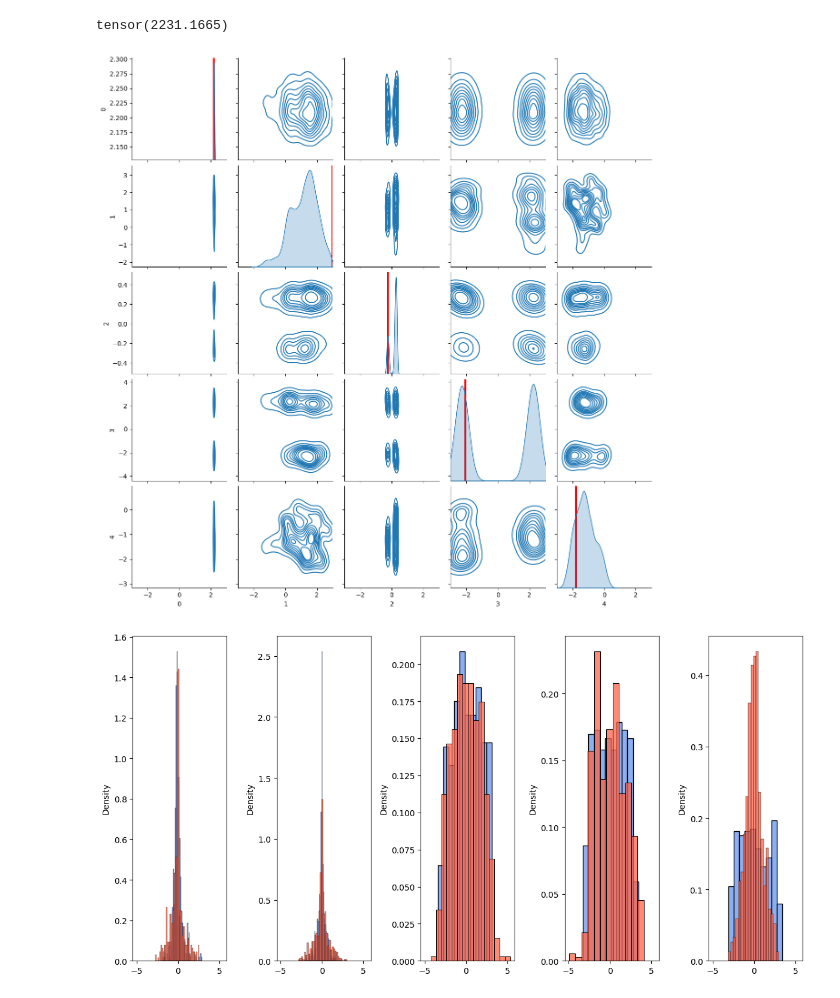
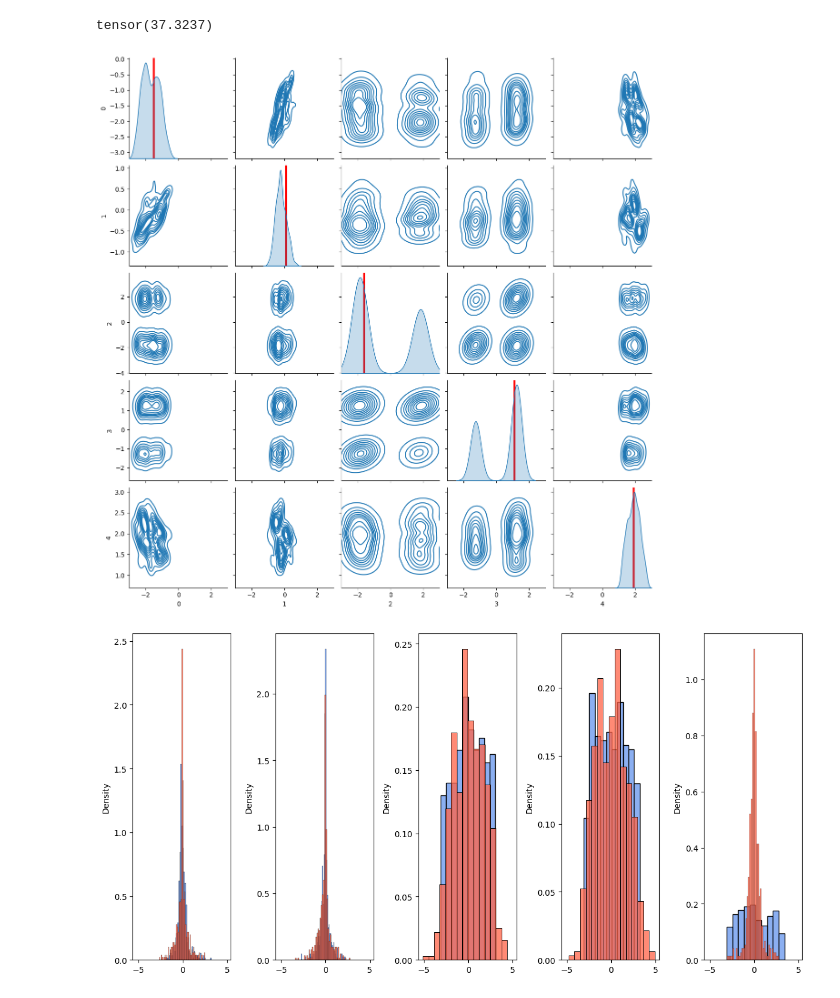
Before and after one commit to yoavram-lab/collective_posterior, a Jupyter notebook: SLCP/test collective.ipynb, the cells around one changed output. Saved outputs shown, nothing was run; the diff lists cells and outputs as text; code cells hidden in the pictures.

```diff
--- a/SLCP/test collective.ipynb
+++ b/SLCP/test collective.ipynb
@@ -23,25 +23,23 @@ warnings.simplefilter('ignore', FutureWarning)
 prior = sbibm.get_task('slcp').get_prior_dist()
 t = prior.sample((1,))[0]
 
-X = SLCP_wrapper(reps=200, parameters=t)
+X = SLCP_wrapper(reps=10, parameters=t)
 # %%
 posterior_cp = pickle.load(open('posteriors/posterior_SLCP_100000_20.pkl', 'rb'))
 epsilon = -10000 # random very low value
 op = CollectivePosterior(prior,X, posterior_cp, 1, epsilon, n_eval=10_000)
 print(op.get_log_C())
 # %% [output]
-tensor(2231.1665)
+tensor(37.3237)
 # %%
-g = pairplot(pd.DataFrame(op.sample_multimodal(n_samples=10000, k=20).numpy()), kind='kde')
+g = pairplot(pd.DataFrame(op.mcmc_from_top_sn(1000, take_sn=50).numpy()), kind='kde')
 for i in range(len(t)):
     g.axes[i,i].axvline(t[i],color='red', linewidth=3)
     g.axes[i,i].set_xlim(prior.base_dist.low[i], prior.base_dist.high[i])
 # %% [output]
-[figure, old version]
+[figure, new version]
 # %%
 def plot_accuracy(acc_path, ax, color):
-    res = pd.read_csv(acc_path, index_col=0, dtype='float')
-    res = torch.from_numpy(np.array(res))
     for i in range(len(ax)):
         histplot(res[:,i],ax=ax[i], stat='density', color=color)
     return
@@ -50,11 +48,13 @@ n_params=5
 fig, ax = plt.subplots(1,n_params, figsize=(12,6), tight_layout=True, sharex=True)
 
 
-iid_acc = 'tests/accus_SLCP_iid_r.csv'
-plot_accuracy(iid_acc, ax, color='cornflowerblue')
+cp_acc = 'tests/accus_SLCP_iid.pt'
+res = torch.load(cp_acc)
+plot_accuracy(res, ax, color='cornflowerblue')
 
-cp_acc = 'tests/accus_SLCP_r.csv'
-plot_accuracy(cp_acc, ax, color='tomato')
+cp_acc = 'tests/accus_SLCP.pt'
+res = torch.load(cp_acc)
+plot_accuracy(res, ax, color='tomato')
 # %% [output]
-[figure, old version]
+[figure, new version]
 # %%
```
Also changed, not shown: parts of 2 cells of this notebook, 19 other files.
